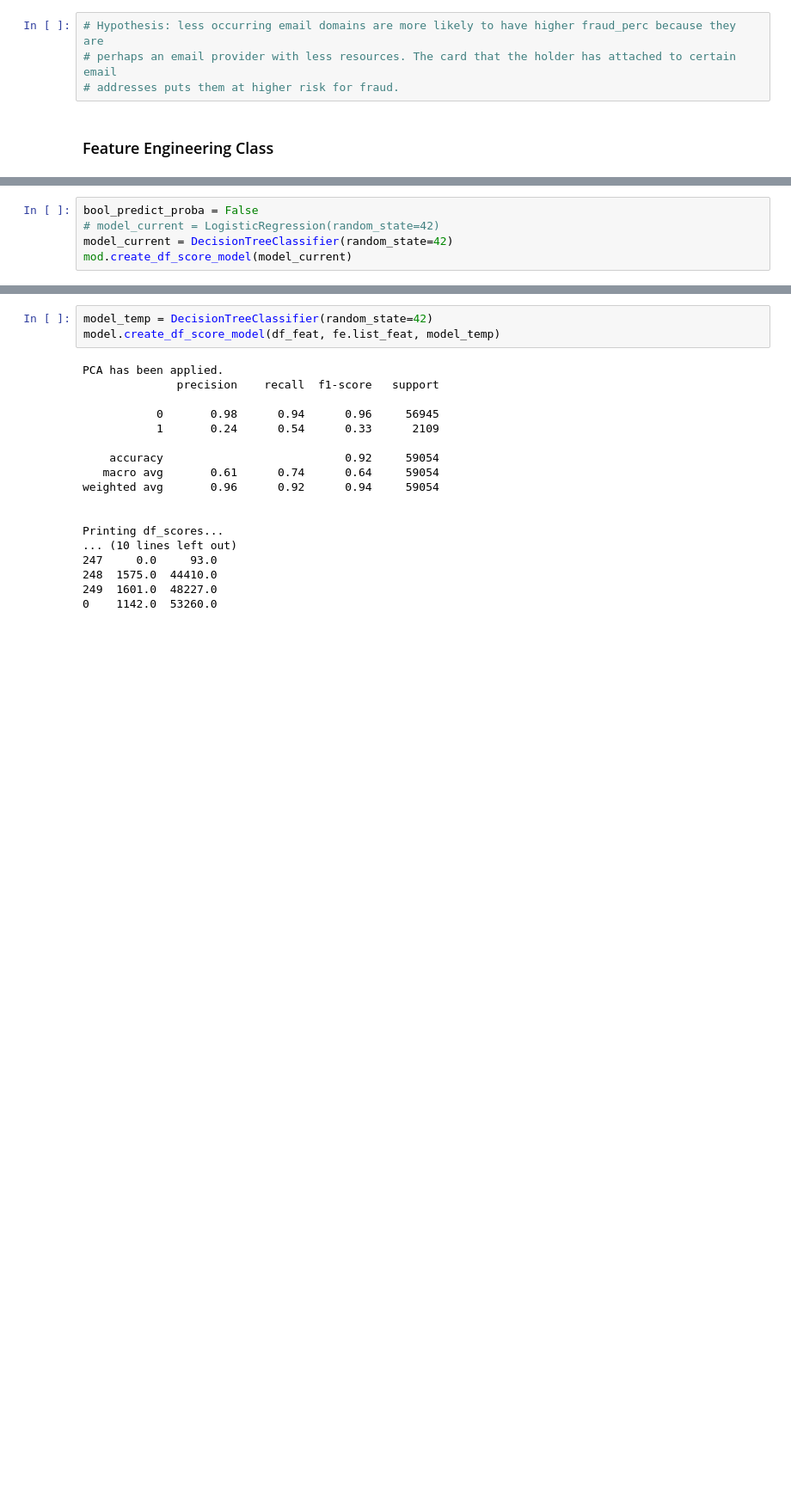
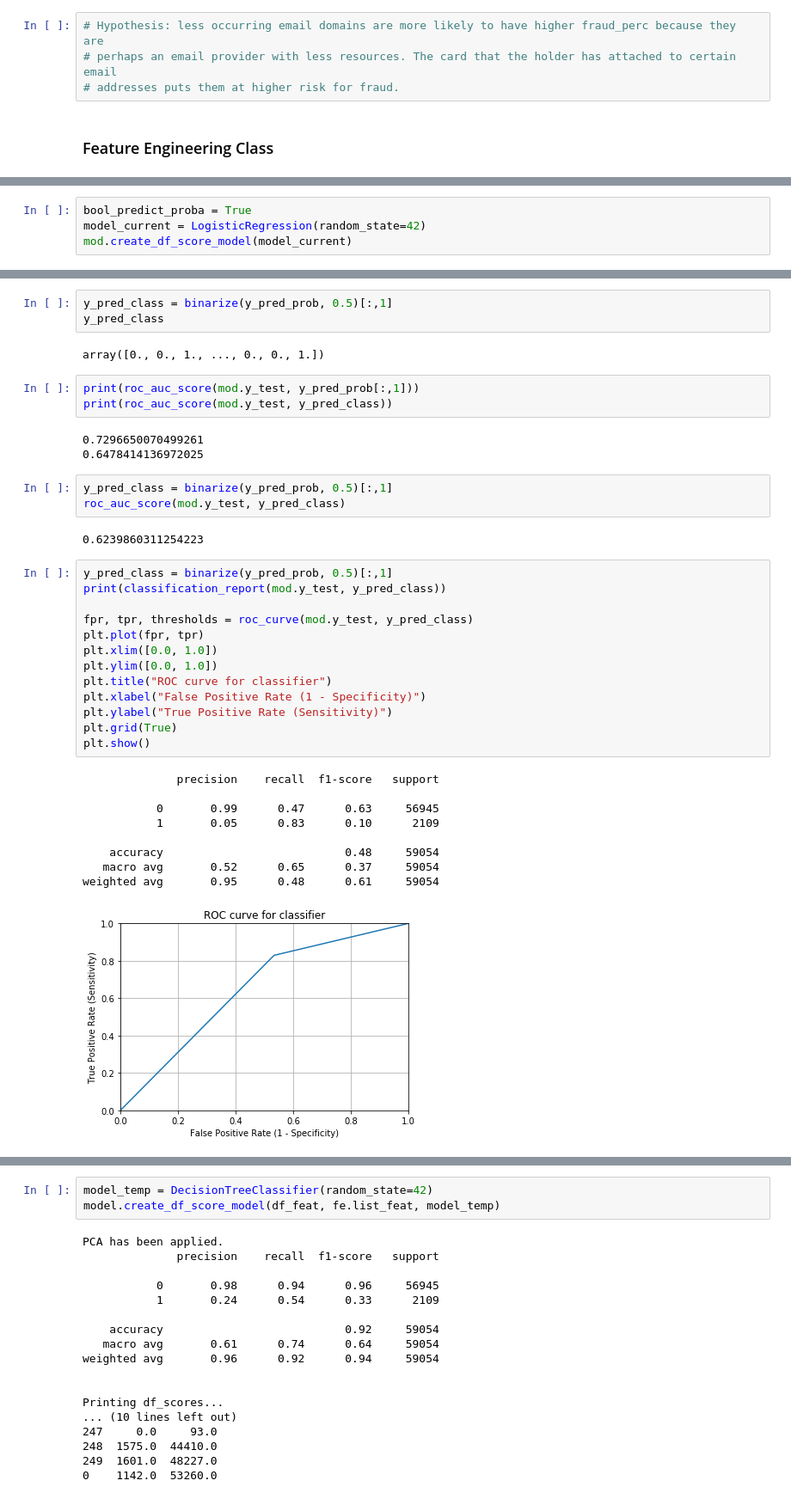
Before and after one commit to kirahman2/fraud_detection, a Jupyter notebook: Fraud Detection EDA.ipynb, the cells around one changed output, grey strips where cells are left out. Shown at 86% size. Cells and saved outputs as stored; diff of their text form; blank space fills up the shorter version.

```diff
--- a/Fraud Detection EDA.ipynb
+++ b/Fraud Detection EDA.ipynb
@@ -712,9 +695,8 @@ Dropping columns:  ['addr1']
 bool_apply_pca set to false.
 smote applied.
 # %%
-bool_predict_proba = False
-# model_current = LogisticRegression(random_state=42)
-model_current = DecisionTreeClassifier(random_state=42)
+bool_predict_proba = True
+model_current = LogisticRegression(random_state=42)
 mod.create_df_score_model(model_current)
 # %% [output]
 Fitting model:
@@ -1036 +1037,40 @@ Printing df_scores...
+# %%
+y_pred_class = binarize(y_pred_prob, 0.5)[:,1]
+y_pred_class
+# %% [output]
+array([0., 0., 1., ..., 0., 0., 1.])
+# %%
+print(roc_auc_score(mod.y_test, y_pred_prob[:,1]))
+print(roc_auc_score(mod.y_test, y_pred_class))
+# %% [output]
+0.7296650070499261
+0.6478414136972025
+# %%
+y_pred_class = binarize(y_pred_prob, 0.5)[:,1]
+roc_auc_score(mod.y_test, y_pred_class)
+# %% [output]
+0.6239860311254223
+# %%
+y_pred_class = binarize(y_pred_prob, 0.5)[:,1]
+print(classification_report(mod.y_test, y_pred_class))
+
+fpr, tpr, thresholds = roc_curve(mod.y_test, y_pred_class)
+plt.plot(fpr, tpr)
+plt.xlim([0.0, 1.0])
+plt.ylim([0.0, 1.0])
+plt.title("ROC curve for classifier")
+plt.xlabel("False Positive Rate (1 - Specificity)")
+plt.ylabel("True Positive Rate (Sensitivity)")
+plt.grid(True)
+plt.show()
+# %% [output]
+              precision    recall  f1-score   support
+
+           0       0.99      0.47      0.63     56945
+           1       0.05      0.83      0.10      2109
+
+    accuracy                           0.48     59054
+   macro avg       0.52      0.65      0.37     59054
+weighted avg       0.95      0.48      0.61     59054
+[figure, added]
 # %%
```
Also changed, not shown: parts of 13 cells of this notebook.
